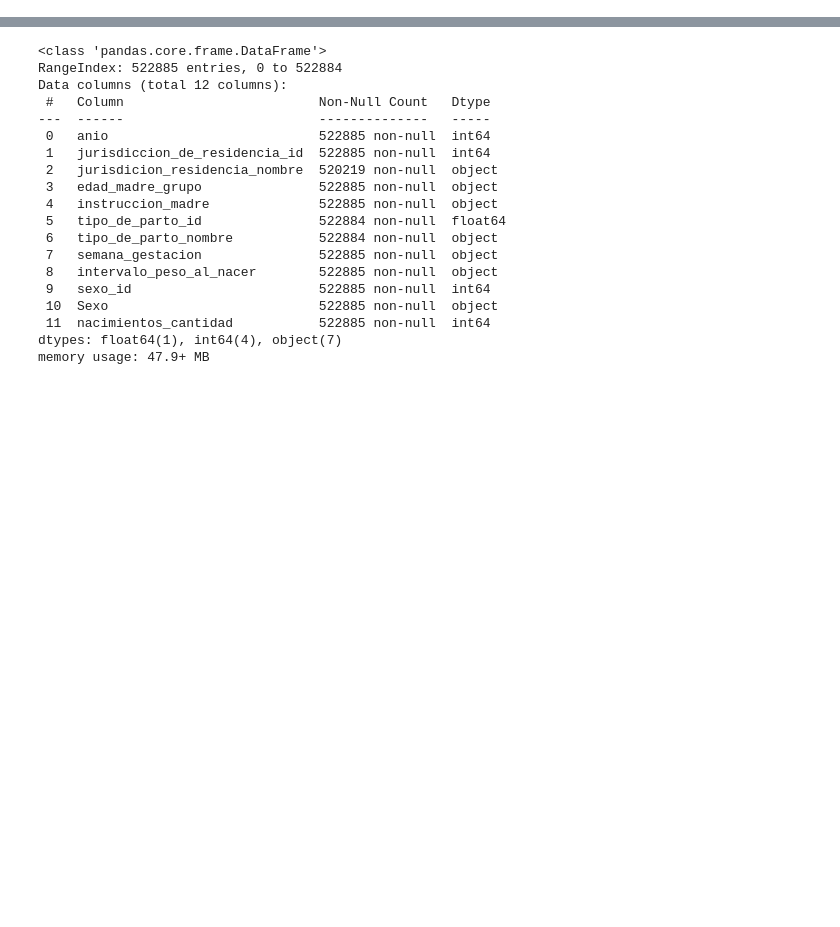
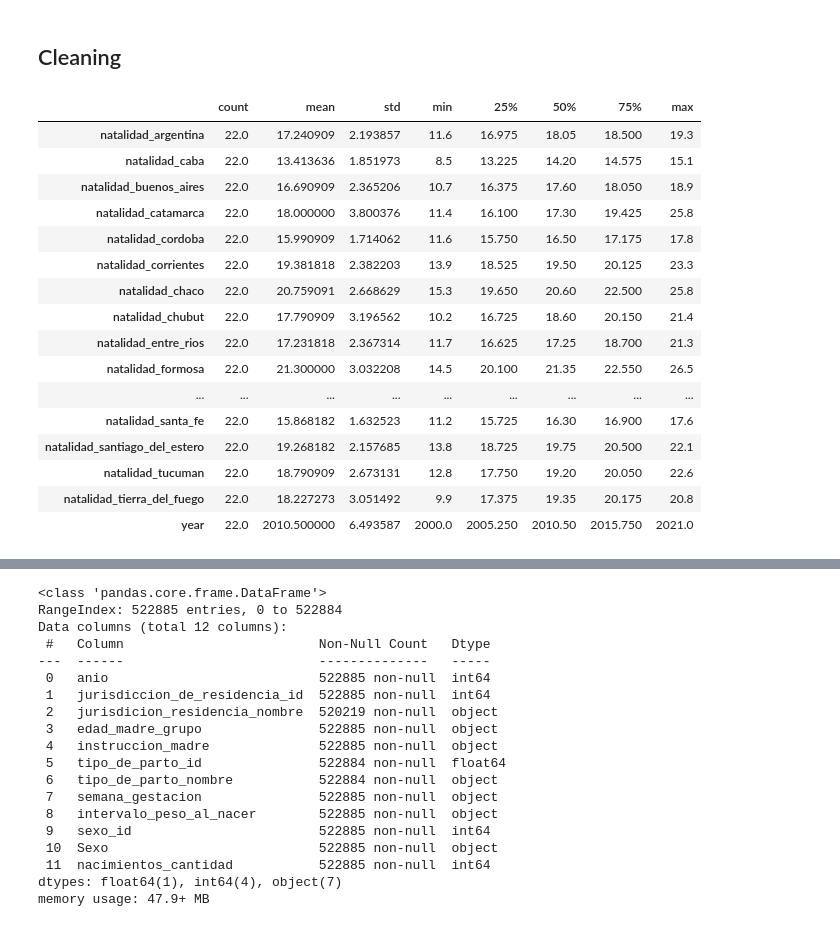
Before and after one commit to FNMario/birth_rate_during_quarantine, a Jupyter notebook: notebooks/cleaning.ipynb, the cells around one changed output, grey strips where cells are left out. Cells and saved outputs as stored; diff of their text form; code cells hidden in the pictures; blank space fills up the shorter version.

Commit message:
Add: more datasets added and more cleaning

```diff
--- a/notebooks/cleaning.ipynb
+++ b/notebooks/cleaning.ipynb
@@ -49,0 +52,3 @@ Contains the birth rate by province between 2000 and 2021.
+# %%
+df_br = pd.read_csv(r'../datasets/tasa-natalidad-deis-2000-2021.csv')
+df_br.info()
@@ -49,0 +73,29 @@ Contains the birth rate by province between 2000 and 2021.
+# %% [markdown]
+## Cleaning
+# %%
+df_br = (
+    df_br
+    .rename(columns={'natalidad_ciudad_autonoma_de_buenos_aires':'natalidad_caba'})
+    .assign(year=lambda df: df.indice_tiempo.apply(lambda value: int(value[:4])))
+    .drop(columns=['indice_tiempo'])
+)
+# %%
+df_br.describe().T
+# %% [output]
+|  | count | mean | std | min | 25% | 50% | 75% | max |
+| natalidad_argentina | 22.0 | 17.240909 | 2.193857 | 11.6 | 16.975 | 18.05 | 18.500 | 19.3 |
+| natalidad_caba | 22.0 | 13.413636 | 1.851973 | 8.5 | 13.225 | 14.20 | 14.575 | 15.1 |
+| natalidad_buenos_aires | 22.0 | 16.690909 | 2.365206 | 10.7 | 16.375 | 17.60 | 18.050 | 18.9 |
+| natalidad_catamarca | 22.0 | 18.000000 | 3.800376 | 11.4 | 16.100 | 17.30 | 19.425 | 25.8 |
+| natalidad_cordoba | 22.0 | 15.990909 | 1.714062 | 11.6 | 15.750 | 16.50 | 17.175 | 17.8 |
+| natalidad_corrientes | 22.0 | 19.381818 | 2.382203 | 13.9 | 18.525 | 19.50 | 20.125 | 23.3 |
+| natalidad_chaco | 22.0 | 20.759091 | 2.668629 | 15.3 | 19.650 | 20.60 | 22.500 | 25.8 |
+| natalidad_chubut | 22.0 | 17.790909 | 3.196562 | 10.2 | 16.725 | 18.60 | 20.150 | 21.4 |
+| natalidad_entre_rios | 22.0 | 17.231818 | 2.367314 | 11.7 | 16.625 | 17.25 | 18.700 | 21.3 |
+| natalidad_formosa | 22.0 | 21.300000 | 3.032208 | 14.5 | 20.100 | 21.35 | 22.550 | 26.5 |
+| ... | ... | ... | ... | ... | ... | ... | ... | ... |
+| natalidad_santa_fe | 22.0 | 15.868182 | 1.632523 | 11.2 | 15.725 | 16.30 | 16.900 | 17.6 |
+| natalidad_santiago_del_estero | 22.0 | 19.268182 | 2.157685 | 13.8 | 18.725 | 19.75 | 20.500 | 22.1 |
+| natalidad_tucuman | 22.0 | 18.790909 | 2.673131 | 12.8 | 17.750 | 19.20 | 20.050 | 22.6 |
+| natalidad_tierra_del_fuego | 22.0 | 18.227273 | 3.051492 | 9.9 | 17.375 | 19.35 | 20.175 | 20.8 |
+| year | 22.0 | 2010.500000 | 6.493587 | 2000.0 | 2005.250 | 2010.50 | 2015.750 | 2021.0 |
```
Also changed, not shown: parts of 46 cells of this notebook, 1 other file.
